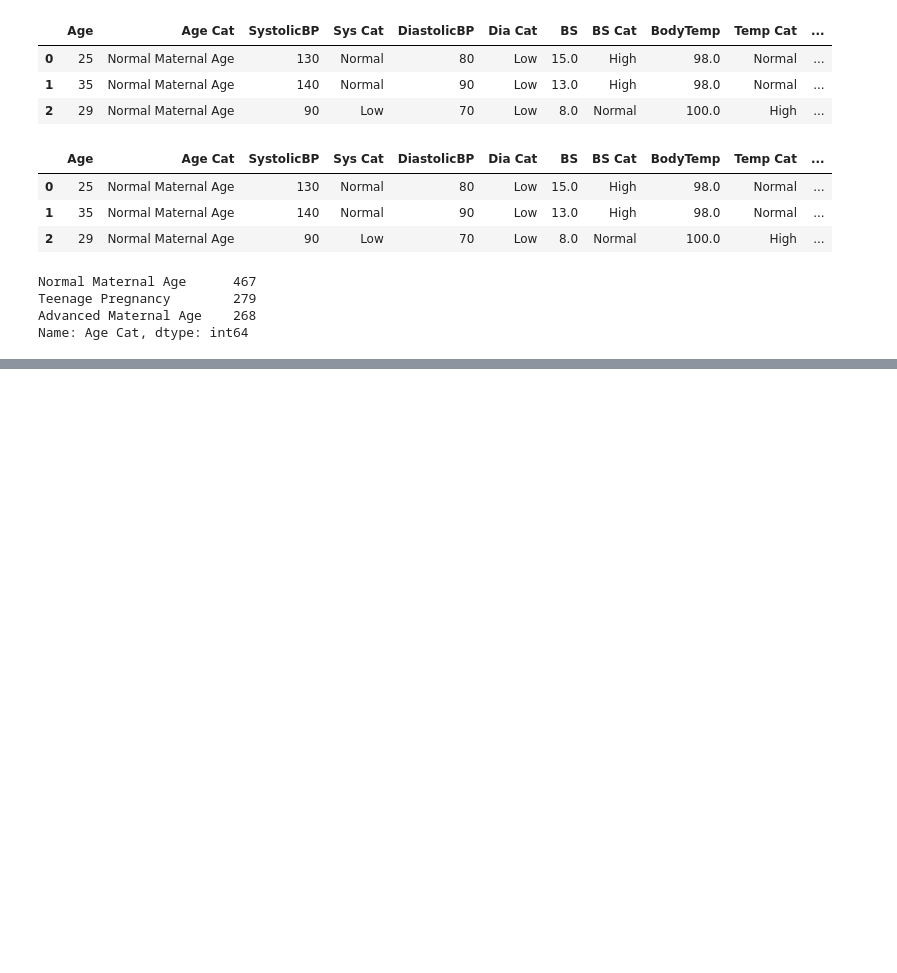
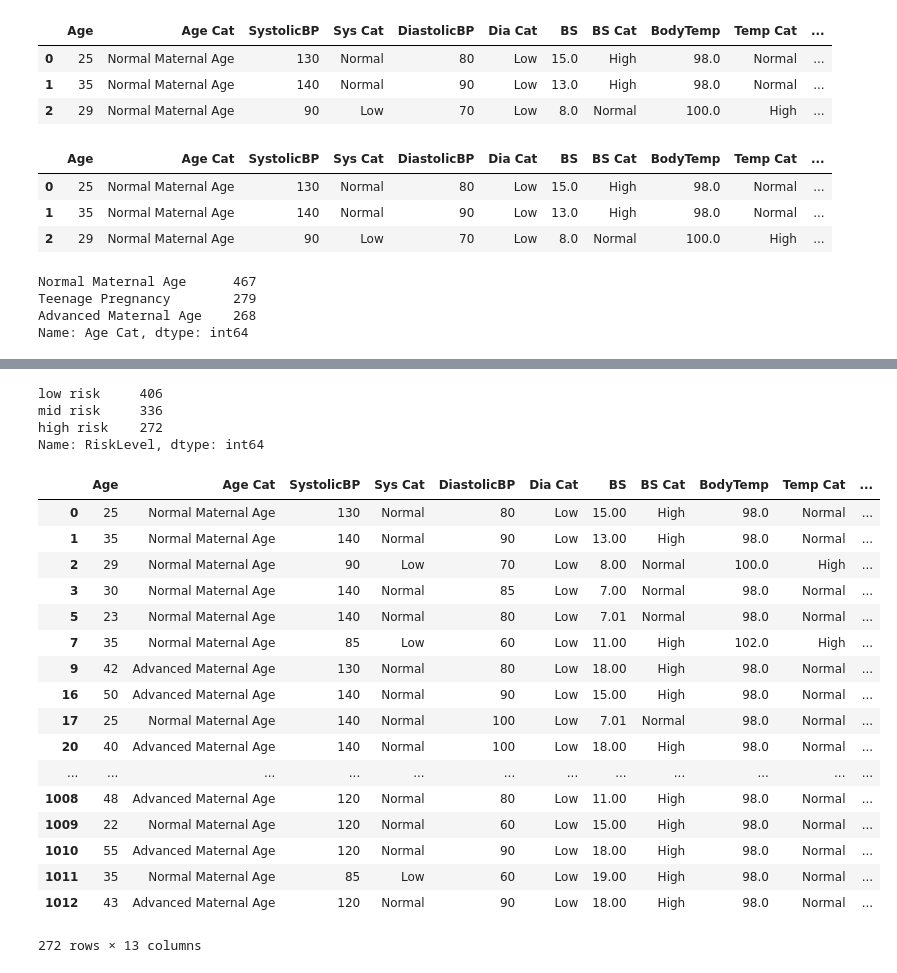
Before and after one commit to devKaatnan/dataanalysis, a Jupyter notebook: Kizi.ipynb, the cells around one changed output, grey strips where cells are left out. Saved outputs shown, nothing was run; the diff lists cells and outputs as text; code cells hidden in the pictures; blank space fills up the shorter version.

```diff
--- a/Kizi.ipynb
+++ b/Kizi.ipynb
@@ -182,2 +179,0 @@ del df['Dia Cat']
-# %%
-df.insert(5,'Dia Cat', '')
@@ -306,0 +308,30 @@ df7 = df[' RiskLevel'].value_counts()
+# %%
+df4
+# %% [output]
+low risk     406
+mid risk     336
+high risk    272
+Name: RiskLevel, dtype: int64
+# %%
+df6 = df[df['RiskLevel'] == 'high risk']
+# %%
+df6
+# %% [output]
+|  | Age | Age Cat | SystolicBP | Sys Cat | DiastolicBP | Dia Cat | BS | BS Cat | BodyTemp | Temp Cat | ... |
+| 0 | 25 | Normal Maternal Age | 130 | Normal | 80 | Low | 15.00 | High | 98.0 | Normal | ... |
+| 1 | 35 | Normal Maternal Age | 140 | Normal | 90 | Low | 13.00 | High | 98.0 | Normal | ... |
+| 2 | 29 | Normal Maternal Age | 90 | Low | 70 | Low | 8.00 | Normal | 100.0 | High | ... |
+| 3 | 30 | Normal Maternal Age | 140 | Normal | 85 | Low | 7.00 | Normal | 98.0 | Normal | ... |
+| 5 | 23 | Normal Maternal Age | 140 | Normal | 80 | Low | 7.01 | Normal | 98.0 | Normal | ... |
+| 7 | 35 | Normal Maternal Age | 85 | Low | 60 | Low | 11.00 | High | 102.0 | High | ... |
+| 9 | 42 | Advanced Maternal Age | 130 | Normal | 80 | Low | 18.00 | High | 98.0 | Normal | ... |
+| 16 | 50 | Advanced Maternal Age | 140 | Normal | 90 | Low | 15.00 | High | 98.0 | Normal | ... |
+| 17 | 25 | Normal Maternal Age | 140 | Normal | 100 | Low | 7.01 | Normal | 98.0 | Normal | ... |
+| 20 | 40 | Advanced Maternal Age | 140 | Normal | 100 | Low | 18.00 | High | 98.0 | Normal | ... |
+| ... | ... | ... | ... | ... | ... | ... | ... | ... | ... | ... | ... |
+| 1008 | 48 | Advanced Maternal Age | 120 | Normal | 80 | Low | 11.00 | High | 98.0 | Normal | ... |
+| 1009 | 22 | Normal Maternal Age | 120 | Normal | 60 | Low | 15.00 | High | 98.0 | Normal | ... |
+| 1010 | 55 | Advanced Maternal Age | 120 | Normal | 90 | Low | 18.00 | High | 98.0 | Normal | ... |
+| 1011 | 35 | Normal Maternal Age | 85 | Low | 60 | Low | 19.00 | High | 98.0 | Normal | ... |
+| 1012 | 43 | Advanced Maternal Age | 120 | Normal | 90 | Low | 18.00 | High | 98.0 | Normal | ... |
+272 rows × 13 columns
```
Also changed, not shown: parts of 15 cells of this notebook.
